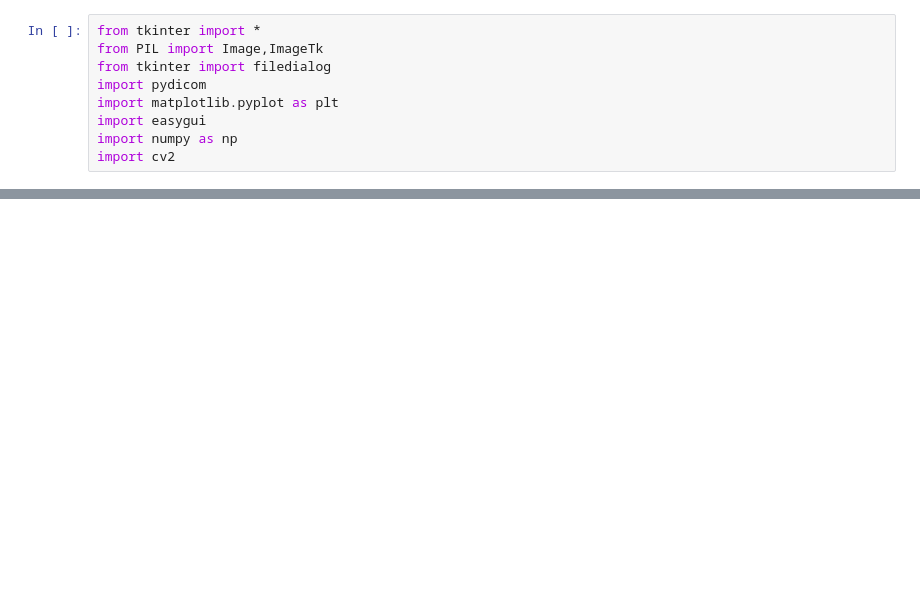
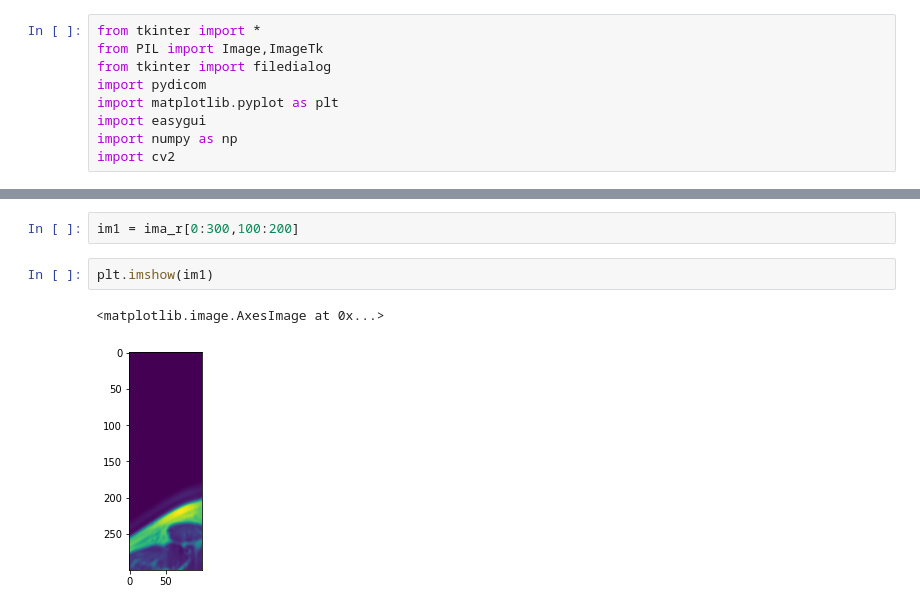
Before and after one commit to mpierangeli/PEFI-Prostate_Cancer_MRI, a Jupyter notebook: pruee.ipynb, the cells around one changed output, grey strips where cells are left out. Cells and saved outputs as stored; diff of their text form; blank space fills up the shorter version.

```diff
--- a/pruee.ipynb
+++ b/pruee.ipynb
@@ -30,0 +24,7 @@ plt.imshow(img)
+# %%
+im1 = ima_r[0:300,100:200]
+# %%
+plt.imshow(im1)
+# %% [output]
+<matplotlib.image.AxesImage at 0x...>
+[figure, added]
```
Also changed, not shown: parts of 7 cells of this notebook, 1 other file.
